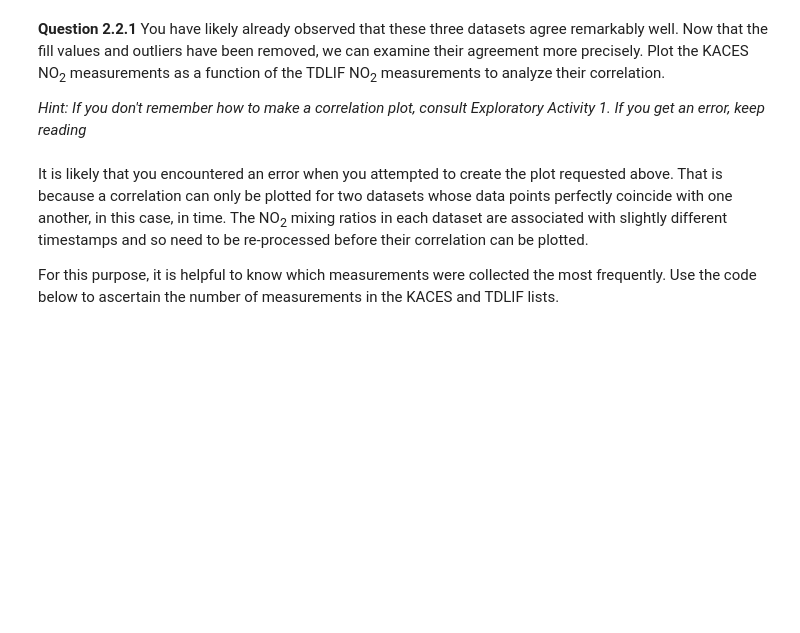
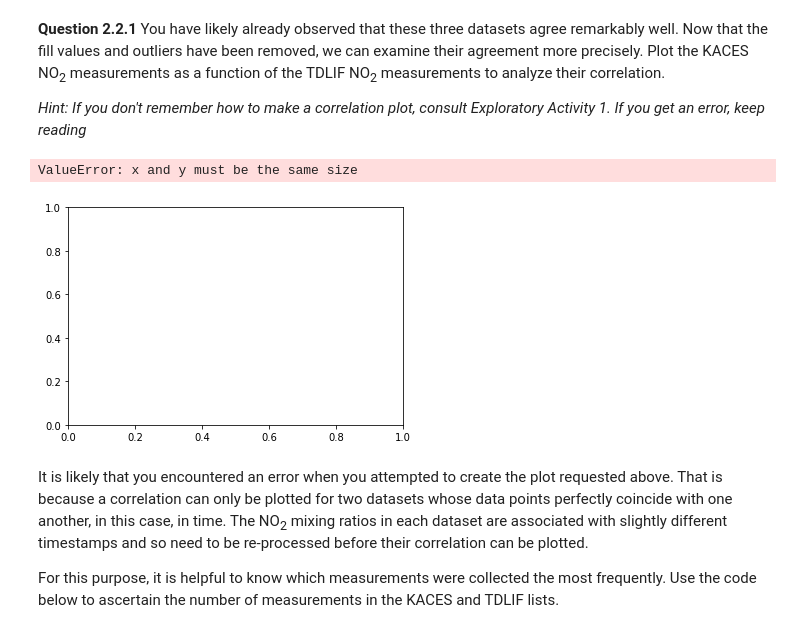
Before and after one commit to qdzhu/ACES, a Jupyter notebook: 2_The_NOx_Cycle_studentversion.ipynb, the cells around one changed output. Cells and saved outputs as stored; diff of their text form; code cells hidden in the pictures; blank space fills up the shorter version.

```diff
--- a/2_The_NOx_Cycle_studentversion.ipynb
+++ b/2_The_NOx_Cycle_studentversion.ipynb
@@ -120,3 +174,13 @@ KACES_df = ## ENTER CODE HERE TO SET TDLIF FILL VALES TO NANS
+# %%
+fig, ax = plt.subplots(num=None, facecolor='w', edgecolor='k')
+ax.scatter(NO2_KACES, NO2_LIF)
+line = mlines.Line2D([0, 1], [0, 1], color='red')
+transform = ax.transAxes
+line.set_transform(transform)
+ax.add_line(line)
+# %% [output]
+ValueError: x and y must be the same size
+[figure, added]
 # %% [markdown]
 It is likely that you encountered an error when you attempted to create the plot requested above. That is because a correlation can only be plotted for two datasets whose data points perfectly coincide with one another, in this case, in time. The NO<sub>2</sub> mixing ratios in each dataset are associated with slightly different timestamps and so need to be re-processed before their correlation can be plotted.
 
```
Also changed, not shown: parts of 50 cells of this notebook.
